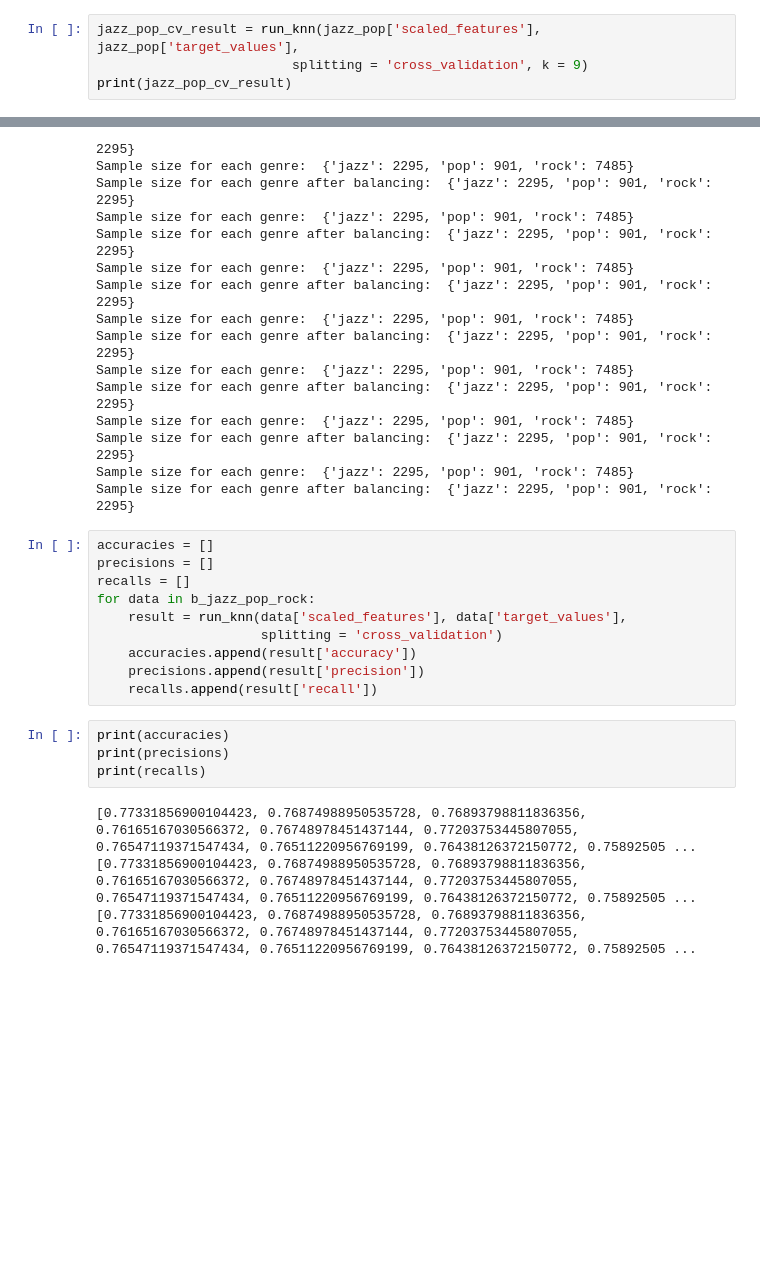
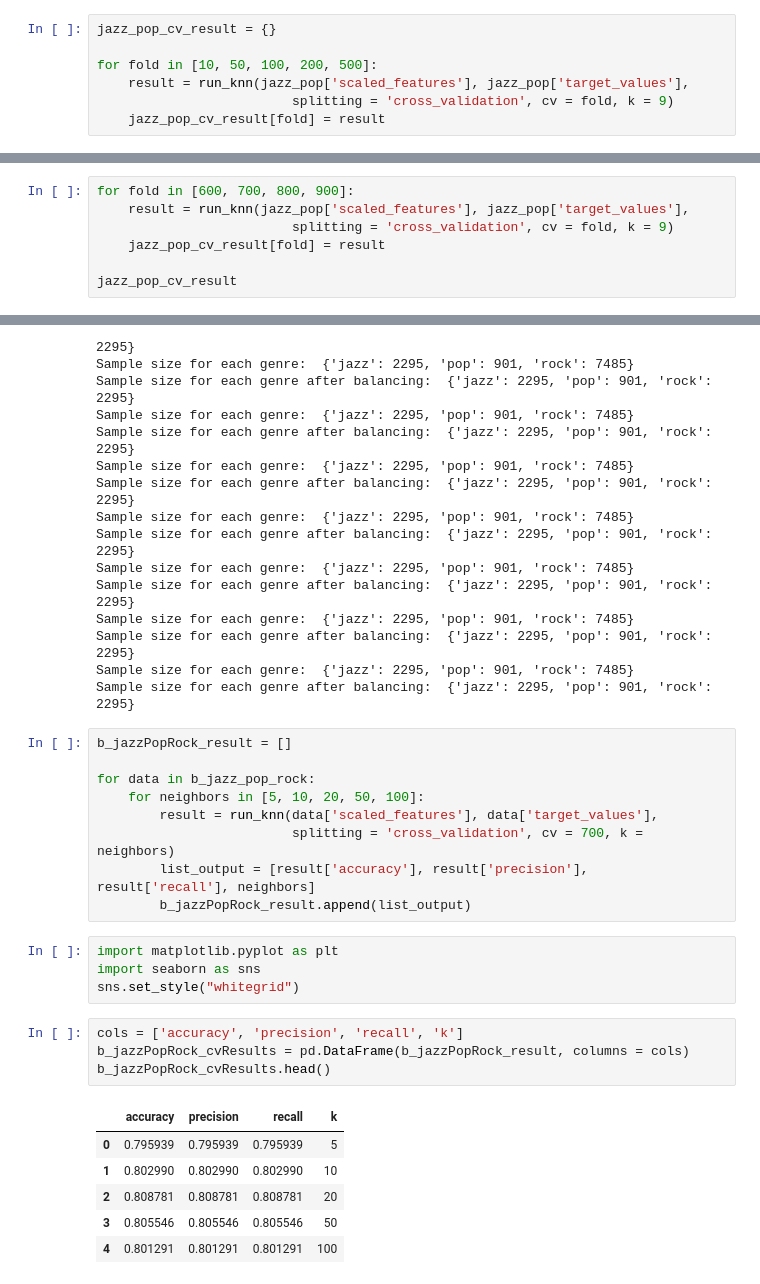
Before and after one commit to singuyenmai/Machine-Learning-CoderSchool, a Jupyter notebook: week1/Assignment_1.ipynb, the cells around one changed output, grey strips where cells are left out. Cells and saved outputs as stored; diff of their text form; blank space fills up the shorter version.

```diff
--- a/week1/Assignment_1.ipynb
+++ b/week1/Assignment_1.ipynb
@@ -238,4 +238,7 @@ avg / total       0.92      0.92      0.92       959
 # %%
-jazz_pop_cv_result = run_knn(jazz_pop['scaled_features'], jazz_pop['target_values'],
-                         splitting = 'cross_validation', k = 9)
-print(jazz_pop_cv_result)
+jazz_pop_cv_result = {}
+
+for fold in [10, 50, 100, 200, 500]:
+    result = run_knn(jazz_pop['scaled_features'], jazz_pop['target_values'],
+                         splitting = 'cross_validation', cv = fold, k = 9)
+    jazz_pop_cv_result[fold] = result
@@ -243,0 +245,7 @@ print(jazz_pop_cv_result)
+# %%
+for fold in [600, 700, 800, 900]:
+    result = run_knn(jazz_pop['scaled_features'], jazz_pop['target_values'],
+                         splitting = 'cross_validation', cv = fold, k = 9)
+    jazz_pop_cv_result[fold] = result
+
+jazz_pop_cv_result
@@ -317,20 +353,26 @@ Sample size for each genre after balancing:  {'jazz': 2295, 'pop': 901, 'rock':
 Sample size for each genre:  {'jazz': 2295, 'pop': 901, 'rock': 7485}
 Sample size for each genre after balancing:  {'jazz': 2295, 'pop': 901, 'rock': 2295}
 # %%
-accuracies = []
-precisions = []
-recalls = []
+b_jazzPopRock_result = []
+
 for data in b_jazz_pop_rock:
-    result = run_knn(data['scaled_features'], data['target_values'],
-                     splitting = 'cross_validation')
-    accuracies.append(result['accuracy'])
-    precisions.append(result['precision'])
-    recalls.append(result['recall'])
+    for neighbors in [5, 10, 20, 50, 100]:
+        result = run_knn(data['scaled_features'], data['target_values'],
+                         splitting = 'cross_validation', cv = 700, k = neighbors)
+        list_output = [result['accuracy'], result['precision'], result['recall'], neighbors]
+        b_jazzPopRock_result.append(list_output)
-# %%
-print(accuracies)
-print(precisions)
-print(recalls)
-# %% [output]
-[0.77331856900104423, 0.76874988950535728, 0.76893798811836356, 0.76165167030566372, 0.76748978451437144, 0.77203753445807055, 0.76547119371547434, 0.76511220956769199, 0.76438126372150772, 0.75892505 ...
-[0.77331856900104423, 0.76874988950535728, 0.76893798811836356, 0.76165167030566372, 0.76748978451437144, 0.77203753445807055, 0.76547119371547434, 0.76511220956769199, 0.76438126372150772, 0.75892505 ...
-[0.77331856900104423, 0.76874988950535728, 0.76893798811836356, 0.76165167030566372, 0.76748978451437144, 0.77203753445807055, 0.76547119371547434, 0.76511220956769199, 0.76438126372150772, 0.75892505 ...
+# %%
+import matplotlib.pyplot as plt
+import seaborn as sns
+sns.set_style("whitegrid")
+# %%
+cols = ['accuracy', 'precision', 'recall', 'k']
+b_jazzPopRock_cvResults = pd.DataFrame(b_jazzPopRock_result, columns = cols)
+b_jazzPopRock_cvResults.head()
+# %% [output]
+|  | accuracy | precision | recall | k |
+| 0 | 0.795939 | 0.795939 | 0.795939 | 5 |
+| 1 | 0.802990 | 0.802990 | 0.802990 | 10 |
+| 2 | 0.808781 | 0.808781 | 0.808781 | 20 |
+| 3 | 0.805546 | 0.805546 | 0.805546 | 50 |
+| 4 | 0.801291 | 0.801291 | 0.801291 | 100 |
```
Also changed, not shown: parts of 18 cells of this notebook.
